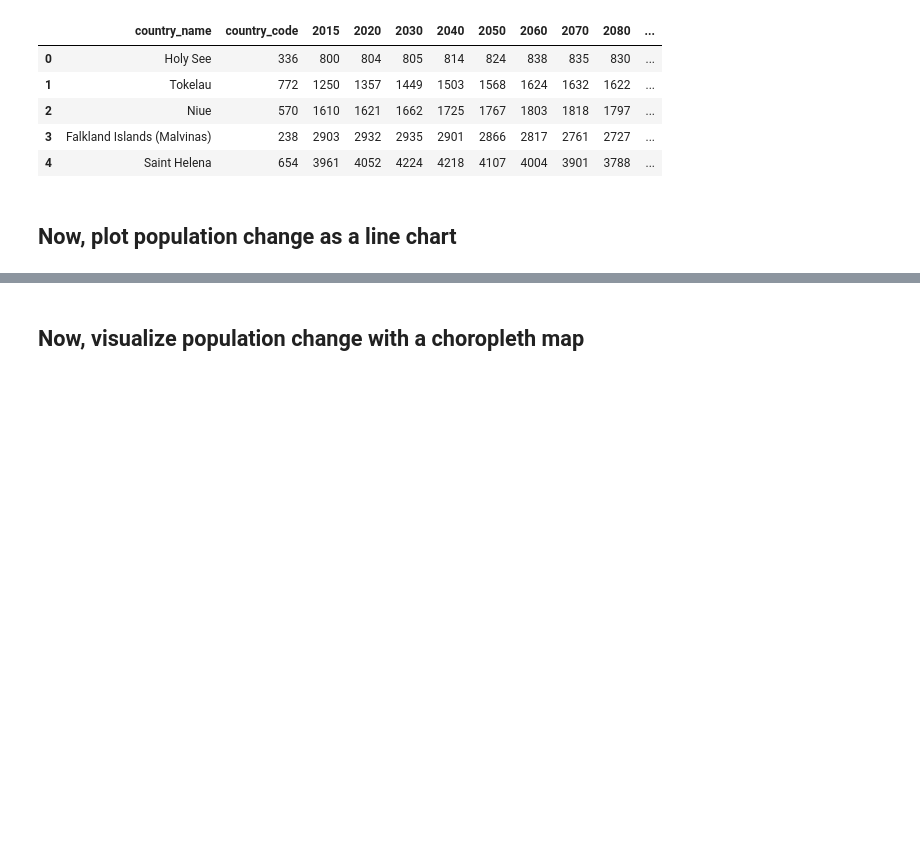
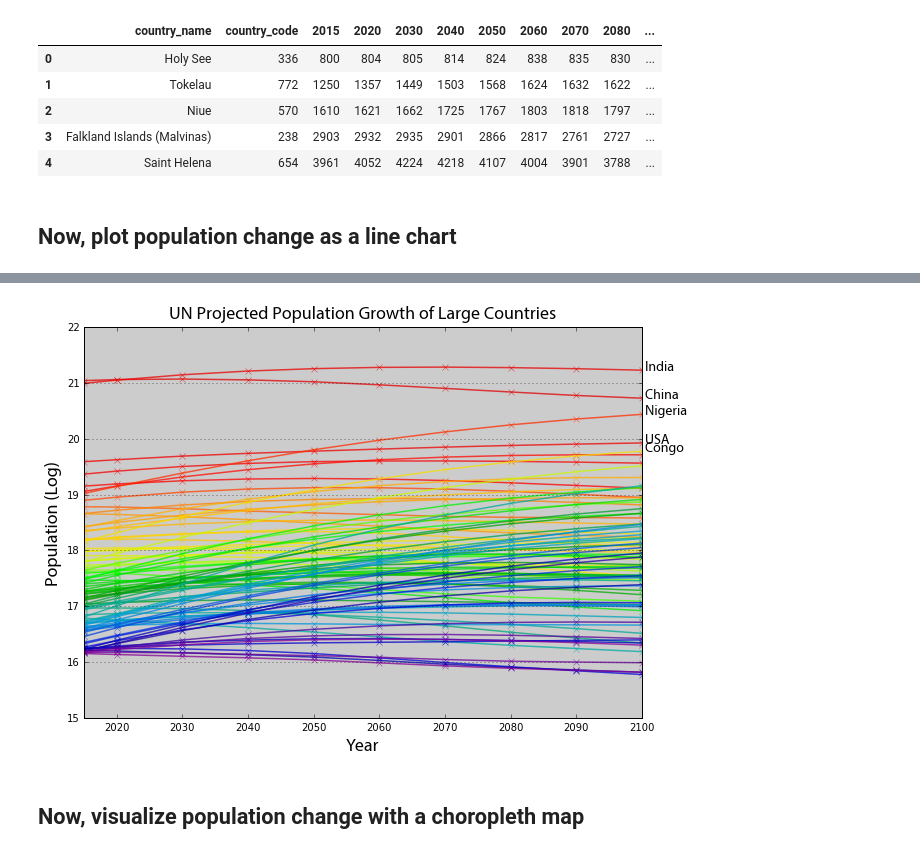
Before and after one commit to gboeing/ppde642, a Jupyter notebook: Examples-and-Demos/population-projections/visualize-population-projections.ipynb, the cells around one changed output, grey strips where cells are left out. Cells and saved outputs as stored; diff of their text form; code cells hidden in the pictures; blank space fills up the shorter version.

```diff
--- a/Examples-and-Demos/population-projections/visualize-population-projections.ipynb
+++ b/Examples-and-Demos/population-projections/visualize-population-projections.ipynb
@@ -102,3 +103,33 @@ plt.show()
+# %%
+# log the populations
+df_log_plot = df_plot.applymap(np.log)
+# %%
+# plot again, this time with the log values
+fig, ax = plt.subplots(figsize=[10, 7])
+for col, c in reversed(zip(df_log_plot.columns, color_list)):
+    ax.plot(df_log_plot[col], linewidth=1.5, alpha=0.75, marker='x', color=c)
+
+ax.set_title('UN Projected Population Growth of Large Countries', fontproperties=label_font, y=1.01)
+ax.set_xlabel('Year', fontproperties=label_font)
+ax.set_ylabel('Population (Log)', fontproperties=label_font)
+ax.yaxis.grid()
+ax.set_axis_bgcolor('#cccccc')
+ax.set_xlim([2015, 2100])
+
+# annotate the top 5 countries
+def annotate(row):
+    bbox = dict(boxstyle='round', color='w', fc='w', alpha=0.0)
+    name = ' {}'.format(row['country_name'])
+    pop = np.log(int(row['2100']))
+    ax.annotate(name, xy=(2100, pop), bbox=bbox, xycoords='data', fontproperties=annot_font)
+df['country_name'] = df['country_name'].str.replace('United States of America', 'USA')
+df['country_name'] = df['country_name'].str.replace('Democratic Republic of the Congo', 'Congo')
+df.sort_values(by='2100', ascending=False).head().apply(annotate, axis=1)
+
+fig.savefig('projected-pop-log-line.png', dpi=96)
+plt.show()
+# %% [output]
+[figure, added]
 # %% [markdown]
 ## Now, visualize population change with a choropleth map
 # %%
```
Also changed, not shown: parts of 8 cells of this notebook, 3 other files.
